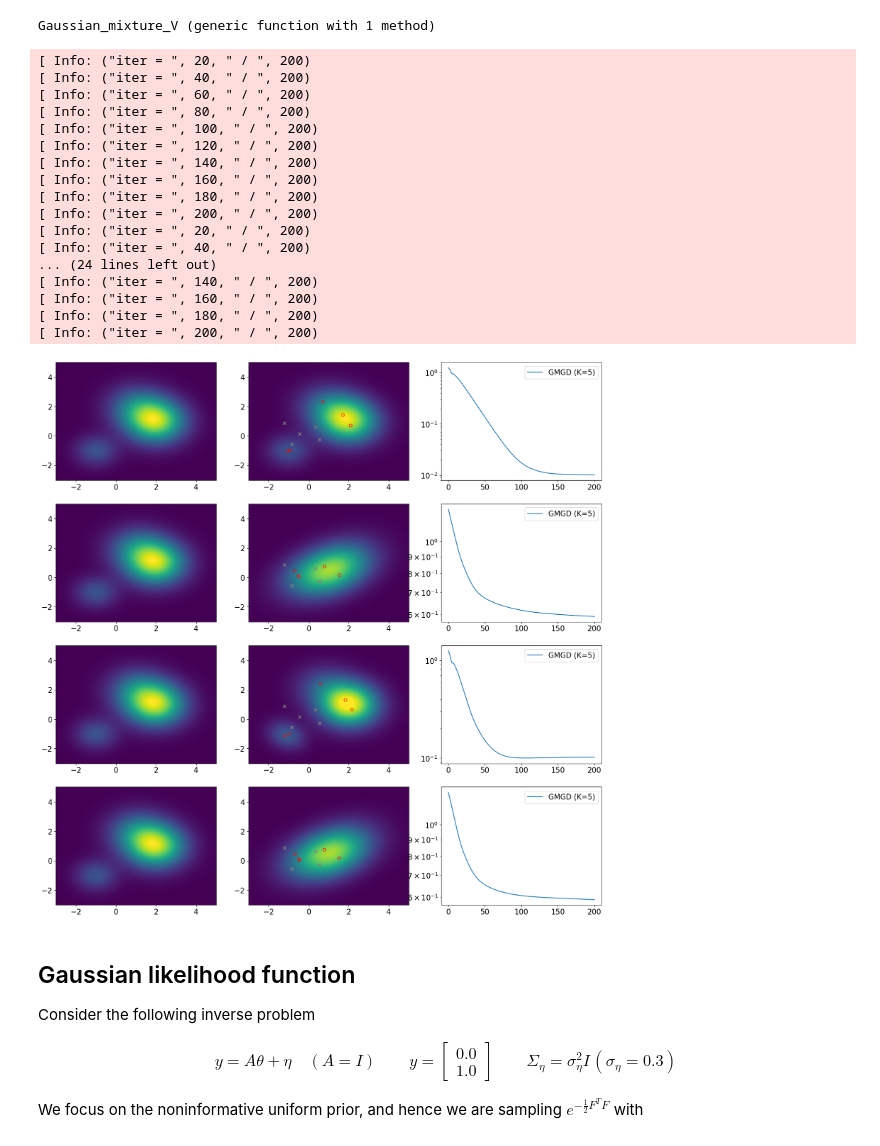
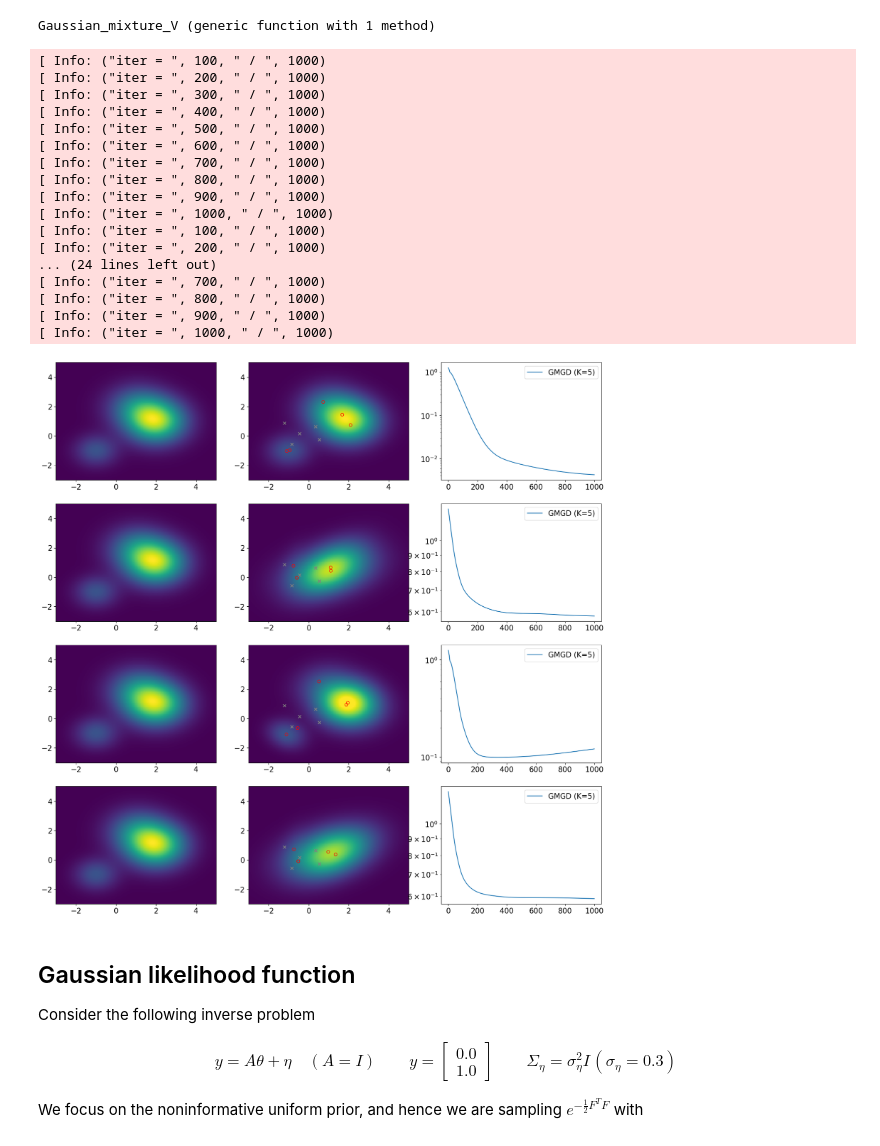
Before and after one commit to Zhengyu-Huang/InverseProblems.jl, a Jupyter notebook: Derivative-Free/Gaussian-Mixture-NGD.ipynb, the cells around one changed output. Saved outputs shown, nothing was run; the diff lists cells and outputs as text; code cells hidden in the pictures.

```diff
--- a/Derivative-Free/Gaussian-Mixture-NGD.ipynb
+++ b/Derivative-Free/Gaussian-Mixture-NGD.ipynb
@@ -68,52 +68,53 @@ for im = 1:N_modes
 end
 
 
 sqrt_matrix_type = "Cholesky"
-N_iter , dt  = 200, 0.05
+N_iter , dt  = 1000, 0.02
 T =  N_iter * dt
 quadrature_test_list = [
     ("mean_point","mean_point"),
     ("cubature_transform_o3","cubature_transform_o3"),
     ("cubature_transform_o5","mean_point"),
     ("cubature_transform_o5","cubature_transform_o3")]
 for iobs = 1:length(quadrature_test_list)
     quadrature_type_GM, quadrature_type = quadrature_test_list[iobs]
     gmgdobj = GMGD_Run(
             func_dV,
             T,
             N_iter,
             # Initial condition
             x0_w, x0_mean, xx0_cov;
             sqrt_matrix_type = sqrt_matrix_type,
             # setup for Gaussian mixture part
             quadrature_type_GM = quadrature_type_GM,
             # setup for potential function part
             Bayesian_inverse_problem = false,
-            quadrature_type = quadrature_type)
+            quadrature_type = quadrature_type,
+            Hessian_correct_GM = false)
 
     # Gaussian mixture test
     visualization_2d(ax[iobs,:]; Nx = 200, Ny = 200, x_lim=[-3.0, 5.0], y_lim=[-3.0, 5.0], func_V = func_V, objs=(gmgdobj,))
 
 end
 # %% [output]
-[ Info: ("iter = ", 20, " / ", 200)
-[ Info: ("iter = ", 40, " / ", 200)
-[ Info: ("iter = ", 60, " / ", 200)
-[ Info: ("iter = ", 80, " / ", 200)
-[ Info: ("iter = ", 100, " / ", 200)
-[ Info: ("iter = ", 120, " / ", 200)
-[ Info: ("iter = ", 140, " / ", 200)
-[ Info: ("iter = ", 160, " / ", 200)
-[ Info: ("iter = ", 180, " / ", 200)
-[ Info: ("iter = ", 200, " / ", 200)
-[ Info: ("iter = ", 20, " / ", 200)
-[ Info: ("iter = ", 40, " / ", 200)
+[ Info: ("iter = ", 100, " / ", 1000)
+[ Info: ("iter = ", 200, " / ", 1000)
+[ Info: ("iter = ", 300, " / ", 1000)
+[ Info: ("iter = ", 400, " / ", 1000)
+[ Info: ("iter = ", 500, " / ", 1000)
+[ Info: ("iter = ", 600, " / ", 1000)
+[ Info: ("iter = ", 700, " / ", 1000)
+[ Info: ("iter = ", 800, " / ", 1000)
+[ Info: ("iter = ", 900, " / ", 1000)
+[ Info: ("iter = ", 1000, " / ", 1000)
+[ Info: ("iter = ", 100, " / ", 1000)
+[ Info: ("iter = ", 200, " / ", 1000)
 ... (24 lines left out)
-[ Info: ("iter = ", 140, " / ", 200)
-[ Info: ("iter = ", 160, " / ", 200)
-[ Info: ("iter = ", 180, " / ", 200)
-[ Info: ("iter = ", 200, " / ", 200)
+[ Info: ("iter = ", 700, " / ", 1000)
+[ Info: ("iter = ", 800, " / ", 1000)
+[ Info: ("iter = ", 900, " / ", 1000)
+[ Info: ("iter = ", 1000, " / ", 1000)
-[figure, old version]
+[figure, new version]
 # %% [markdown]
 ## Gaussian likelihood function
 
```
Also changed, not shown: parts of 3 cells of this notebook, 2 other files.
